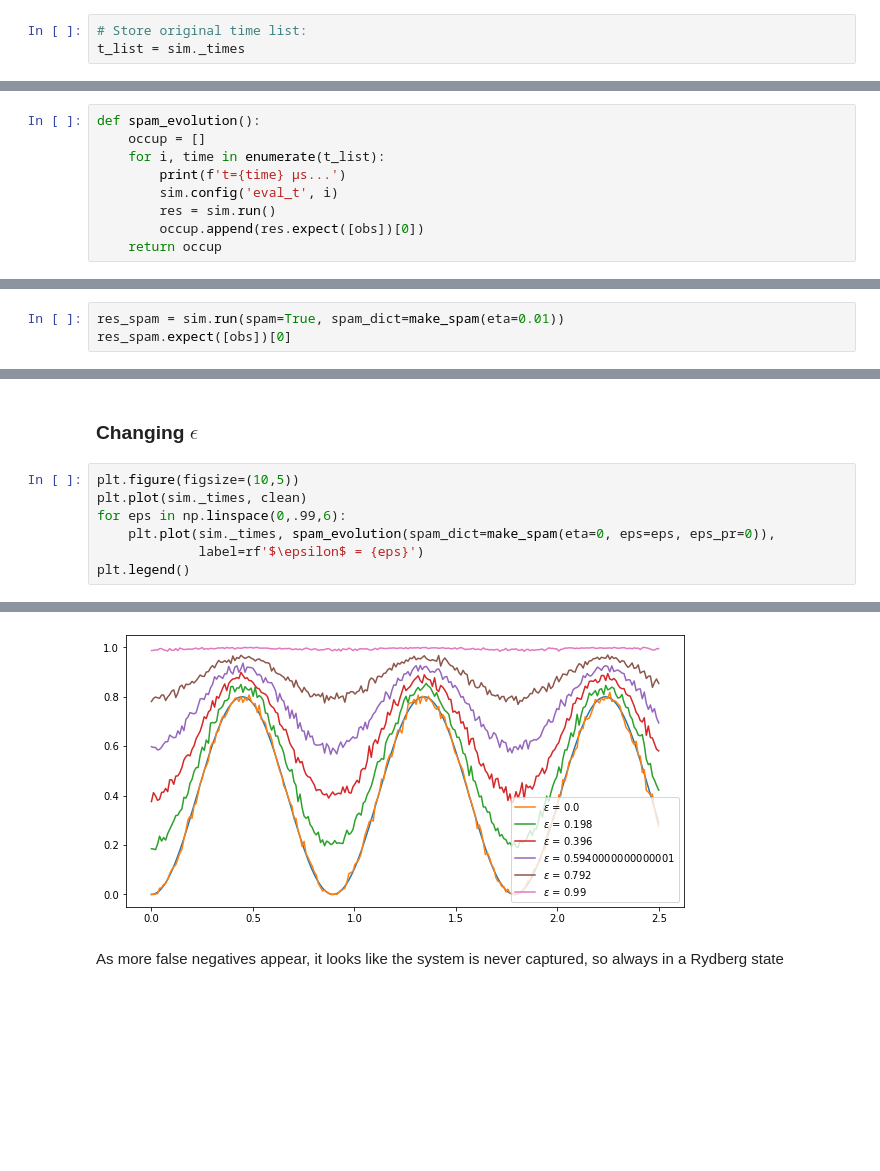
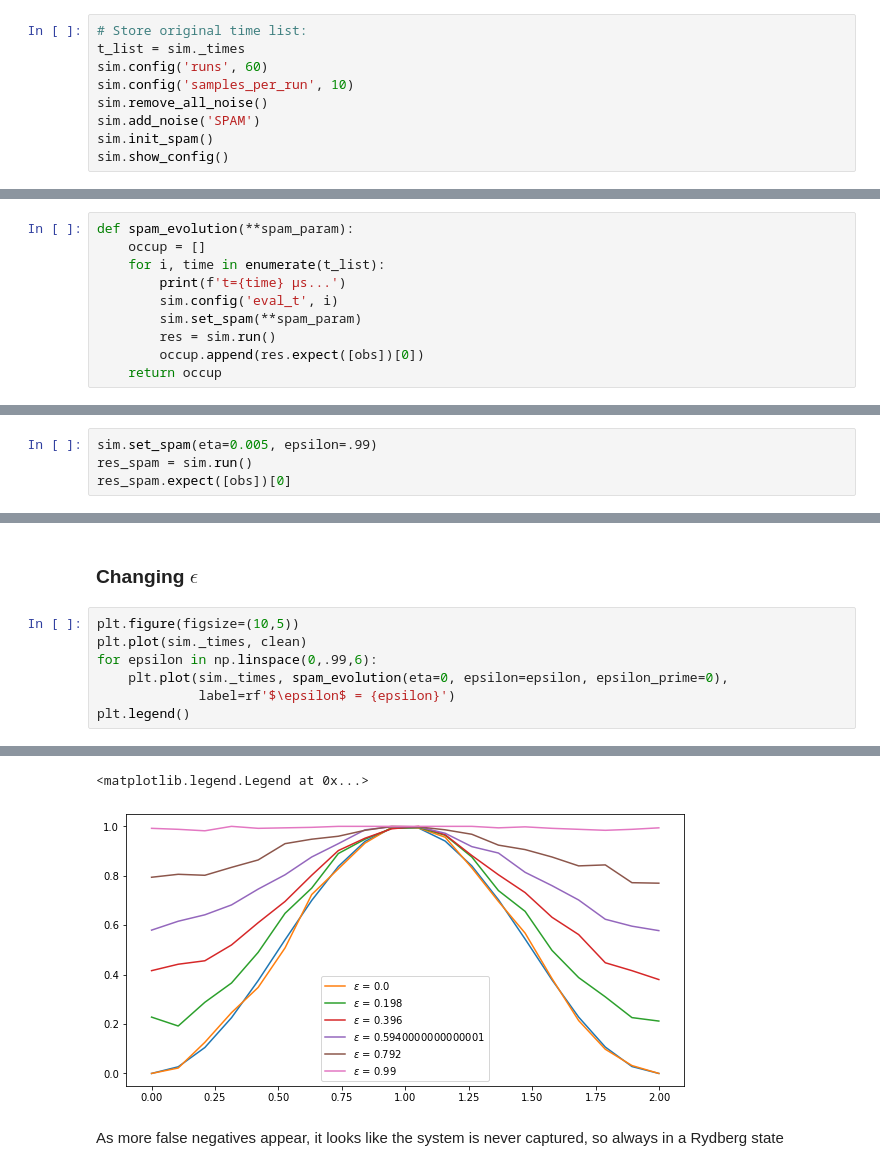
Before and after one commit to sebgrijalva/Pulser, a Jupyter notebook: tutorials/applications/Simulating Sequences with Errors and Noise.ipynb, the cells around one changed output, grey strips where cells are left out. Drawn from its saved outputs; the diff is of its cells as text; blank space fills up the shorter version.

```diff
--- a/tutorials/applications/Simulating Sequences with Errors and Noise.ipynb
+++ b/tutorials/applications/Simulating Sequences with Errors and Noise.ipynb
@@ -115,3 +90,9 @@ Let us now create a function that evaluates noisy evolution for the entire time
 # %%
 # Store original time list:
 t_list = sim._times
+sim.config('runs', 60)
+sim.config('samples_per_run', 10)
+sim.remove_all_noise()
+sim.add_noise('SPAM')
+sim.init_spam()
+sim.show_config()
@@ -118,9 +104,10 @@ t_list = sim._times
 # %%
-def spam_evolution():
+def spam_evolution(**spam_param):
     occup = []
     for i, time in enumerate(t_list):
         print(f't={time} µs...')
         sim.config('eval_t', i)
+        sim.set_spam(**spam_param)
         res = sim.run()
         occup.append(res.expect([obs])[0])
     return occup
@@ -160,3 +143,0 @@ def make_spam(eta=0.005, eps=0.01, eps_pr=0.05):
-# %%
-res_spam = sim.run(spam=True, spam_dict=make_spam(eta=0.01))
-res_spam.expect([obs])[0]
@@ -164,0 +144,4 @@ res_spam.expect([obs])[0]
+# %%
+sim.set_spam(eta=0.005, epsilon=.99)
+res_spam = sim.run()
+res_spam.expect([obs])[0]
@@ -180,8 +180,8 @@ As $\eta$ grows, more qubits are not well-prepared and we stop seeing occupation
 # %%
 plt.figure(figsize=(10,5))
 plt.plot(sim._times, clean)
-for eps in np.linspace(0,.99,6):
-    plt.plot(sim._times, spam_evolution(spam_dict=make_spam(eta=0, eps=eps, eps_pr=0)),
-             label=rf'$\epsilon$ = {eps}')
+for epsilon in np.linspace(0,.99,6):
+    plt.plot(sim._times, spam_evolution(eta=0, epsilon=epsilon, epsilon_prime=0),
+             label=rf'$\epsilon$ = {epsilon}')
 plt.legend()
 # %% [output]
@@ -189,4 +205,5 @@ plt.legend()
+<matplotlib.legend.Legend at 0x...>
-[figure, old version]
+[figure, new version]
 # %% [markdown]
 As more false negatives appear, it looks like the system is never captured, so always in a Rydberg state
 # %% [markdown]
```
Also changed, not shown: parts of 32 cells of this notebook, 2 other files.
